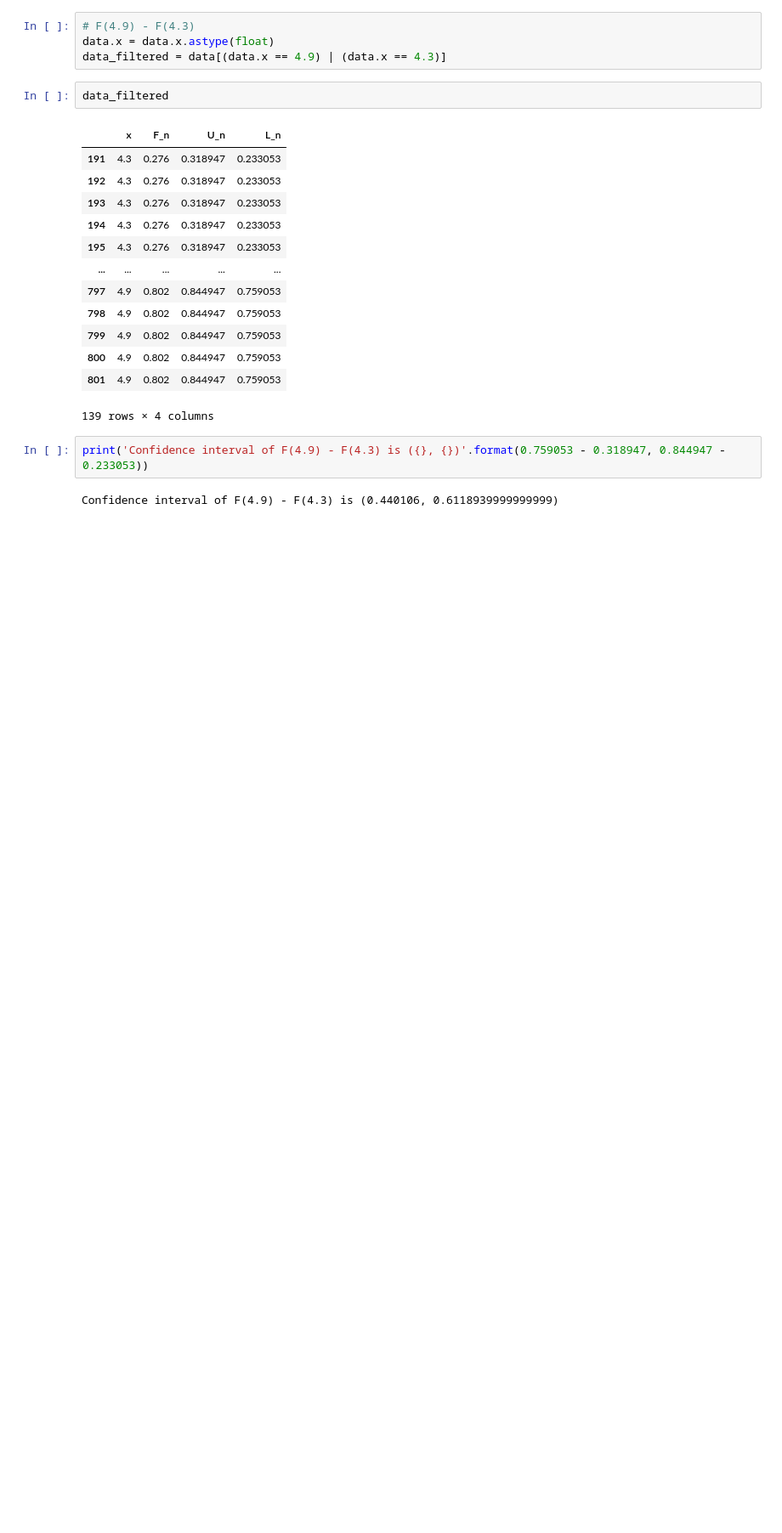
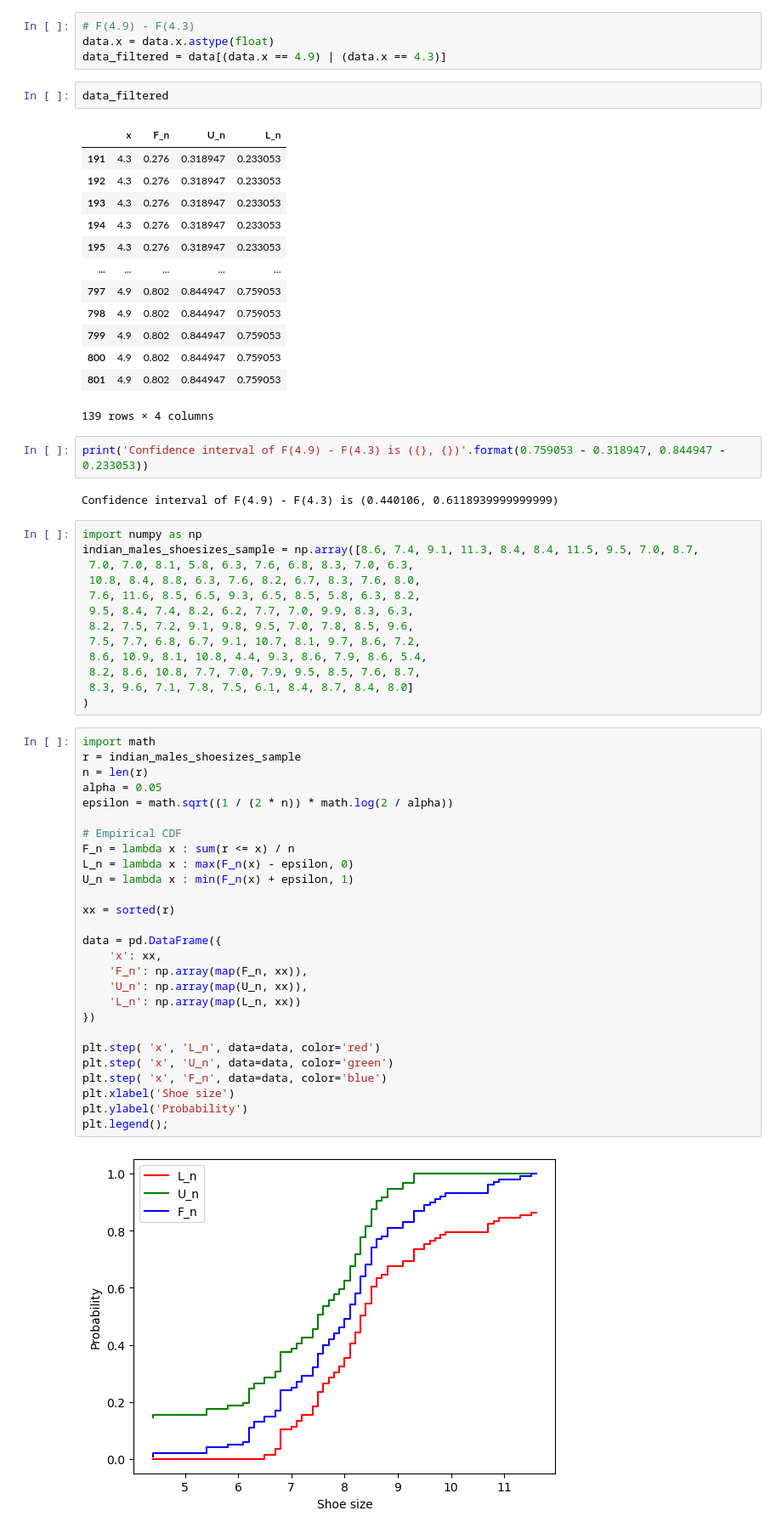
Before and after one commit to d-saikrishna/DataScience, a Jupyter notebook: Statistics/Nonparametric Inference/Plugin.ipynb, the cells around one changed output. Shown at 85% size. Cells and saved outputs as stored; diff of their text form; blank space fills up the shorter version.

```diff
--- a/Statistics/Nonparametric Inference/Plugin.ipynb
+++ b/Statistics/Nonparametric Inference/Plugin.ipynb
@@ -108,3 +108,45 @@ data_filtered
 print('Confidence interval of F(4.9) - F(4.3) is ({}, {})'.format(0.759053 - 0.318947, 0.844947 - 0.233053))
 # %% [output]
 Confidence interval of F(4.9) - F(4.3) is (0.440106, 0.6118939999999999)
+# %%
+import numpy as np
+indian_males_shoesizes_sample = np.array([8.6, 7.4, 9.1, 11.3, 8.4, 8.4, 11.5, 9.5, 7.0, 8.7,
+ 7.0, 7.0, 8.1, 5.8, 6.3, 7.6, 6.8, 8.3, 7.0, 6.3,
+ 10.8, 8.4, 8.8, 6.3, 7.6, 8.2, 6.7, 8.3, 7.6, 8.0,
+ 7.6, 11.6, 8.5, 6.5, 9.3, 6.5, 8.5, 5.8, 6.3, 8.2,
+ 9.5, 8.4, 7.4, 8.2, 6.2, 7.7, 7.0, 9.9, 8.3, 6.3,
+ 8.2, 7.5, 7.2, 9.1, 9.8, 9.5, 7.0, 7.8, 8.5, 9.6,
+ 7.5, 7.7, 6.8, 6.7, 9.1, 10.7, 8.1, 9.7, 8.6, 7.2,
+ 8.6, 10.9, 8.1, 10.8, 4.4, 9.3, 8.6, 7.9, 8.6, 5.4,
+ 8.2, 8.6, 10.8, 7.7, 7.0, 7.9, 9.5, 8.5, 7.6, 8.7,
+ 8.3, 9.6, 7.1, 7.8, 7.5, 6.1, 8.4, 8.7, 8.4, 8.0]
+)
+# %%
+import math
+r = indian_males_shoesizes_sample
+n = len(r)
+alpha = 0.05
+epsilon = math.sqrt((1 / (2 * n)) * math.log(2 / alpha))
+
+# Empirical CDF
+F_n = lambda x : sum(r <= x) / n
+L_n = lambda x : max(F_n(x) - epsilon, 0)
+U_n = lambda x : min(F_n(x) + epsilon, 1)
+
+xx = sorted(r)
+
+data = pd.DataFrame({
+    'x': xx,
+    'F_n': np.array(map(F_n, xx)),
+    'U_n': np.array(map(U_n, xx)),
+    'L_n': np.array(map(L_n, xx))
+})
+
+plt.step( 'x', 'L_n', data=data, color='red')
+plt.step( 'x', 'U_n', data=data, color='green')
+plt.step( 'x', 'F_n', data=data, color='blue')
+plt.xlabel('Shoe size')
+plt.ylabel('Probability')
+plt.legend();
+# %% [output]
+[figure, added]
```
Also changed, not shown: parts of 2 cells of this notebook, 43 other files.
